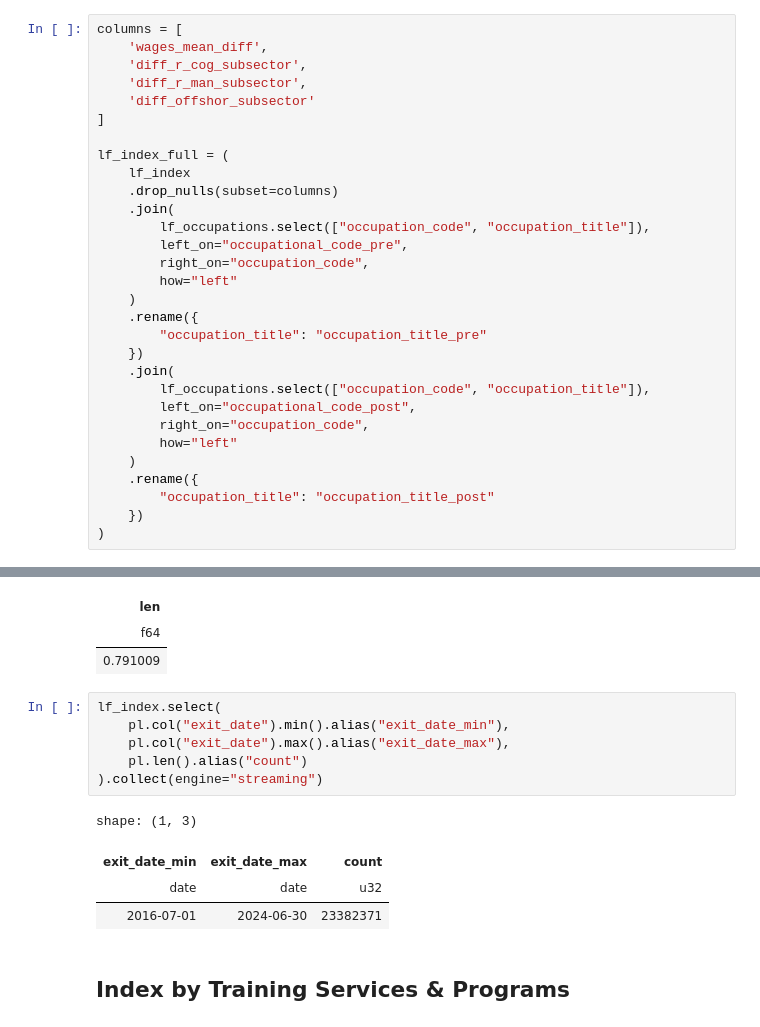
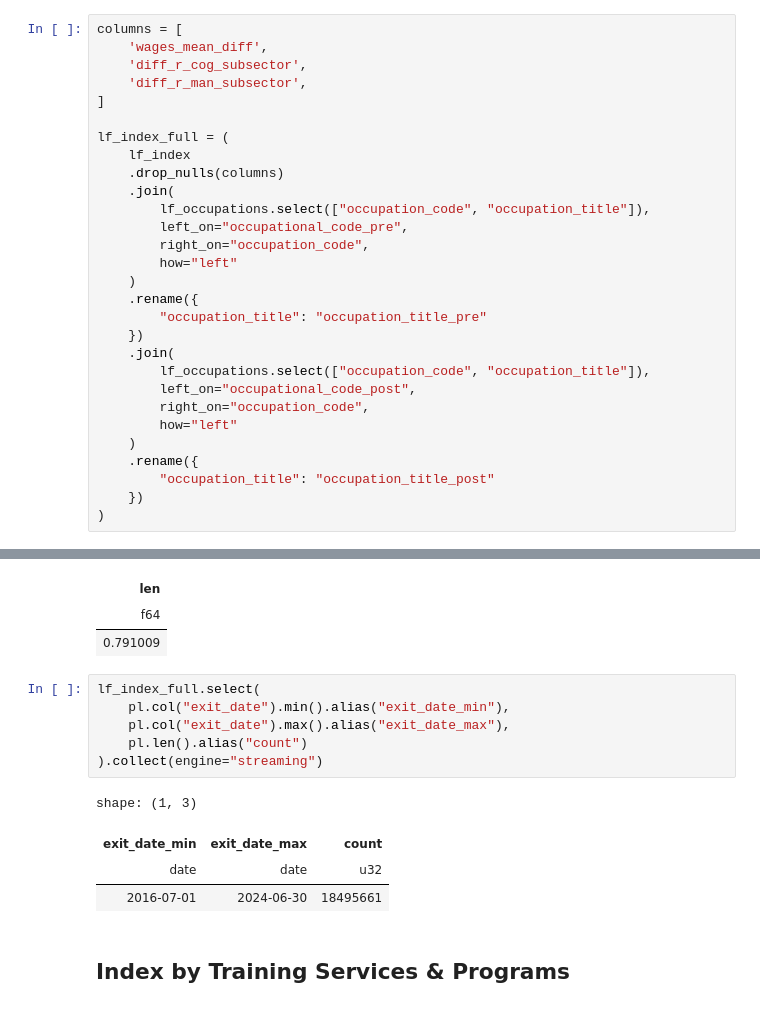
Before and after one commit to jcanedy/retrainability-index, a Jupyter notebook: notebooks/analyze_index_data.ipynb, the cells around one changed output, grey strips where cells are left out. Cells and saved outputs as stored; diff of their text form.

```diff
--- a/notebooks/analyze_index_data.ipynb
+++ b/notebooks/analyze_index_data.ipynb
@@ -118,12 +119,11 @@ columns = [
     'wages_mean_diff',
     'diff_r_cog_subsector',
     'diff_r_man_subsector',
-    'diff_offshor_subsector'
 ]
 
 lf_index_full = (
     lf_index
-    .drop_nulls(subset=columns)
+    .drop_nulls(columns)
     .join(
         lf_occupations.select(["occupation_code", "occupation_title"]),
         left_on="occupational_code_pre",
@@ -153,15 +159,15 @@ shape: (1, 1)
 | f64 |
 | 0.791009 |
 # %%
-lf_index.select(
+lf_index_full.select(
     pl.col("exit_date").min().alias("exit_date_min"),
     pl.col("exit_date").max().alias("exit_date_max"),
     pl.len().alias("count")
 ).collect(engine="streaming")
 # %% [output]
 shape: (1, 3)
 | exit_date_min | exit_date_max | count |
 | date | date | u32 |
-| 2016-07-01 | 2024-06-30 | 23382371 |
+| 2016-07-01 | 2024-06-30 | 18495661 |
 # %% [markdown]
 ## Index by Training Services & Programs
```
Also changed, not shown: parts of 83 cells of this notebook, 6 other files.
